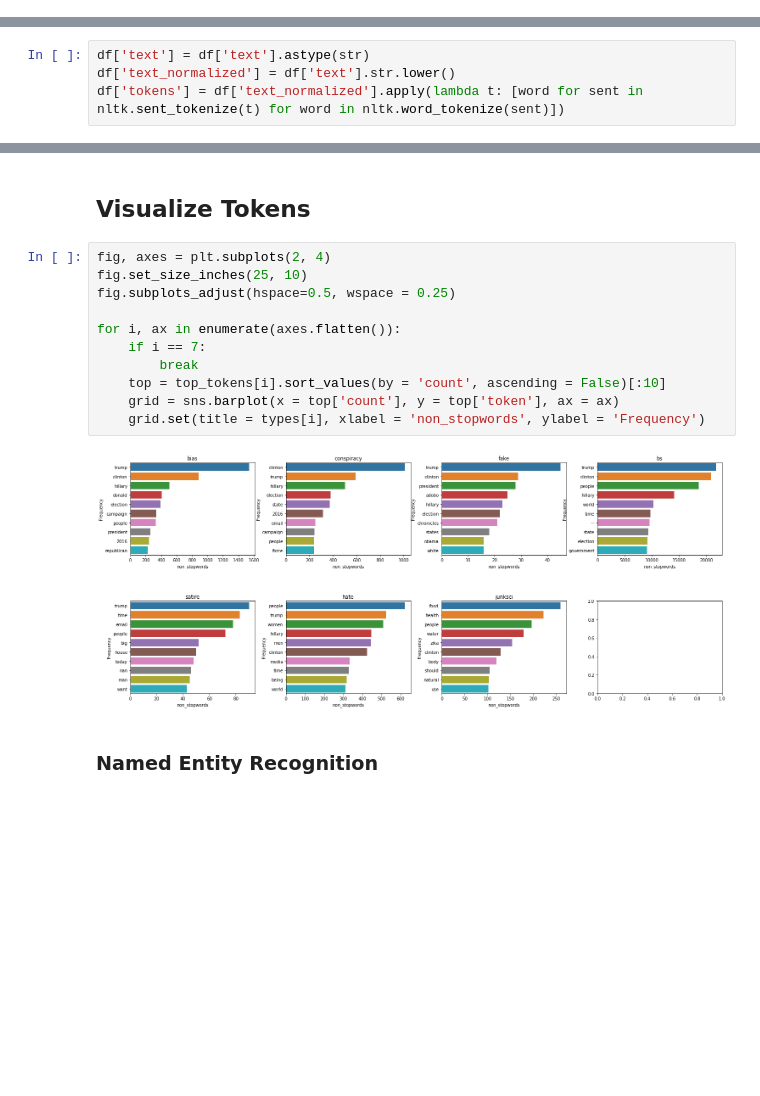
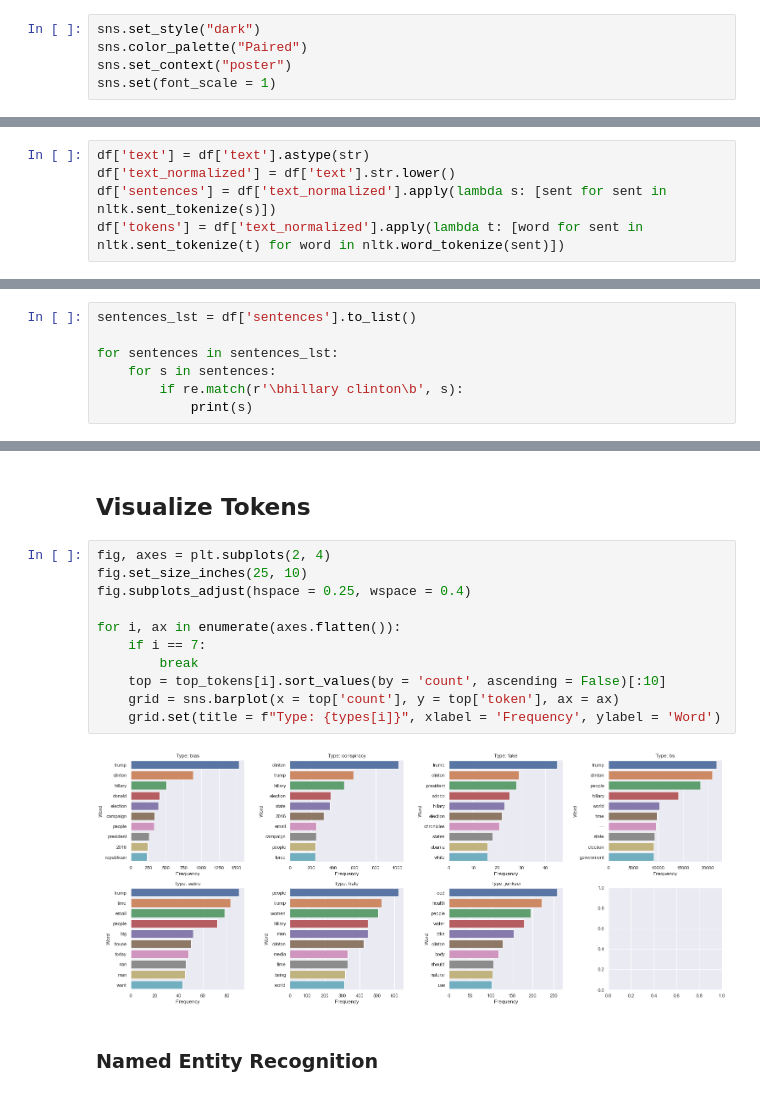
Before and after one commit to haleyej/ala_470_proj, a Jupyter notebook: viz.ipynb, the cells around one changed output, grey strips where cells are left out. Cells and saved outputs as stored; diff of their text form; blank space fills up the shorter version.

```diff
--- a/viz.ipynb
+++ b/viz.ipynb
@@ -12,6 +12,11 @@ import matplotlib.pyplot as plt
 import nltk
 from nltk.corpus import stopwords
 from nltk.tokenize import RegexpTokenizer
+# %%
+sns.set_style("dark")
+sns.color_palette("Paired")
+sns.set_context("poster")
+sns.set(font_scale = 1)
 # %% [markdown]
 <h2>Load Data</h2>
 # %%
@@ -42,6 +33,7 @@ stopwords = stopwords.split(" ")
 # %%
 df['text'] = df['text'].astype(str)
 df['text_normalized'] = df['text'].str.lower()
+df['sentences'] = df['text_normalized'].apply(lambda s: [sent for sent in nltk.sent_tokenize(s)])
 df['tokens'] = df['text_normalized'].apply(lambda t: [word for sent in nltk.sent_tokenize(t) for word in nltk.word_tokenize(sent)])
 # %%
 df['title'] = df['title'].astype(str)
@@ -54,0 +76,7 @@ df['title_no_stopwords'] = df['title_tokens'].apply(lambda t: [w for w in t if w
+# %%
+sentences_lst = df['sentences'].to_list()
+
+for sentences in sentences_lst:
+    for s in sentences:
+        if re.match(r'\bhillary clinton\b', s):
+            print(s)
@@ -78,15 +126,15 @@ for i in range(len(top_tokens)):
 # %%
 fig, axes = plt.subplots(2, 4)
 fig.set_size_inches(25, 10)
-fig.subplots_adjust(hspace=0.5, wspace = 0.25)
+fig.subplots_adjust(hspace = 0.25, wspace = 0.4)
 
 for i, ax in enumerate(axes.flatten()):
     if i == 7:
         break
     top = top_tokens[i].sort_values(by = 'count', ascending = False)[:10]
     grid = sns.barplot(x = top['count'], y = top['token'], ax = ax)
-    grid.set(title = types[i], xlabel = 'non_stopwords', ylabel = 'Frequency')
+    grid.set(title = f"Type: {types[i]}", xlabel = 'Frequency', ylabel = 'Word')
 # %% [output]
-[figure, old version]
+[figure, new version]
 # %% [markdown]
 <h3>Named Entity Recognition</h3>
```
Also changed, not shown: parts of 16 cells of this notebook.
